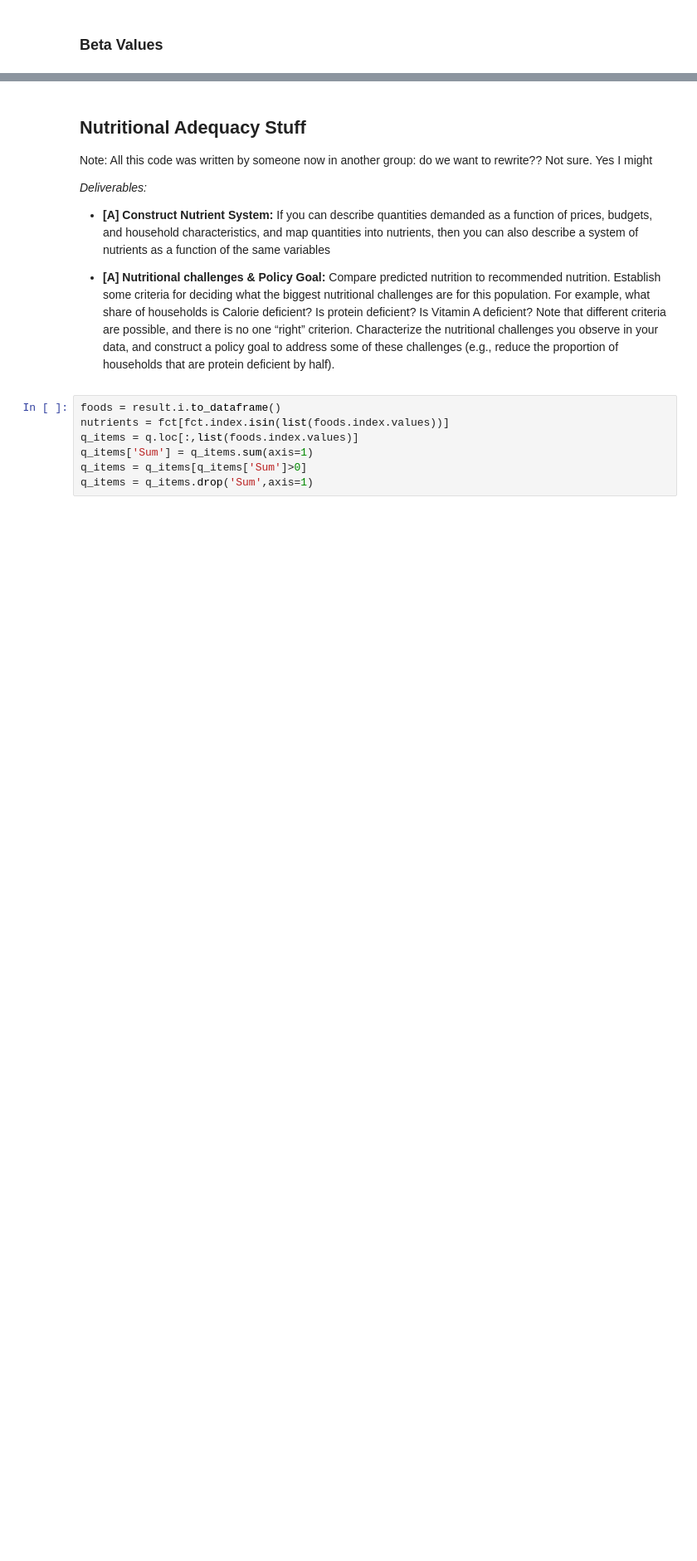
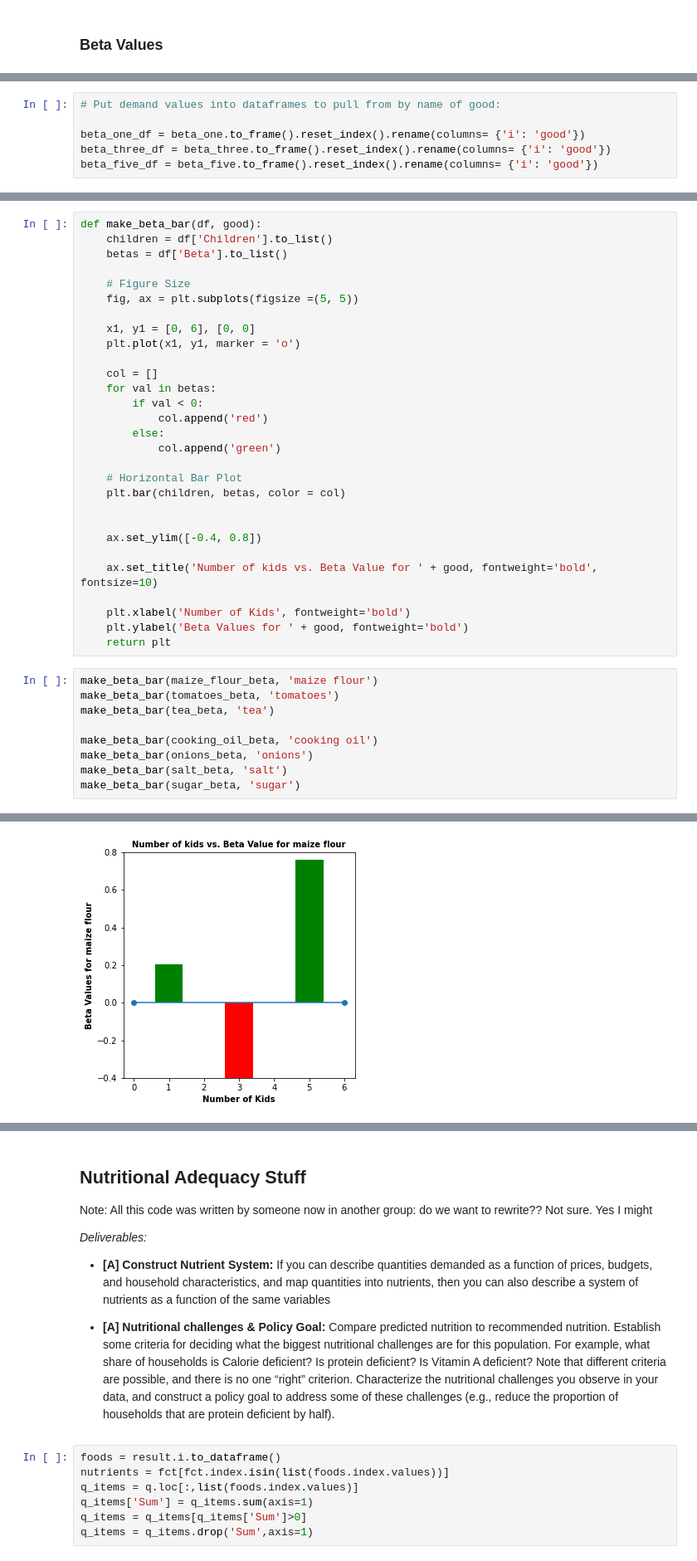
Before and after one commit to saraya38/EEP153Project4, a Jupyter notebook: Project4.ipynb, the cells around one changed output, grey strips where cells are left out. Shown: that part at 83% size. Saved outputs shown, nothing was run; the diff lists cells and outputs as text; blank space fills up the shorter version.

```diff
--- a/Project4.ipynb
+++ b/Project4.ipynb
@@ -478,0 +528,6 @@ Name: beta, dtype: float64
+# %%
+# Put demand values into dataframes to pull from by name of good:
+
+beta_one_df = beta_one.to_frame().reset_index().rename(columns= {'i': 'good'})
+beta_three_df = beta_three.to_frame().reset_index().rename(columns= {'i': 'good'})
+beta_five_df = beta_five.to_frame().reset_index().rename(columns= {'i': 'good'})
@@ -478,0 +550,39 @@ Name: beta, dtype: float64
+# %%
+def make_beta_bar(df, good):
+    children = df['Children'].to_list()
+    betas = df['Beta'].to_list()
+
+    # Figure Size
+    fig, ax = plt.subplots(figsize =(5, 5))
+
+    x1, y1 = [0, 6], [0, 0]
+    plt.plot(x1, y1, marker = 'o')
+
+    col = []
+    for val in betas:
+        if val < 0:
+            col.append('red')
+        else:
+            col.append('green')
+
+    # Horizontal Bar Plot
+    plt.bar(children, betas, color = col)
+
+
+    ax.set_ylim([-0.4, 0.8])
+
+    ax.set_title('Number of kids vs. Beta Value for ' + good, fontweight='bold', fontsize=10)
+
+    plt.xlabel('Number of Kids', fontweight='bold')
+    plt.ylabel('Beta Values for ' + good, fontweight='bold')
+    return plt
+# %%
+make_beta_bar(maize_flour_beta, 'maize flour')
+make_beta_bar(tomatoes_beta, 'tomatoes')
+make_beta_bar(tea_beta, 'tea')
+
+make_beta_bar(cooking_oil_beta, 'cooking oil')
+make_beta_bar(onions_beta, 'onions')
+make_beta_bar(salt_beta, 'salt')
+make_beta_bar(sugar_beta, 'sugar')
+# %% [output]
@@ -478,0 +590 @@ Name: beta, dtype: float64
+[figure, added]
```
Also changed, not shown: parts of 37 cells of this notebook.
